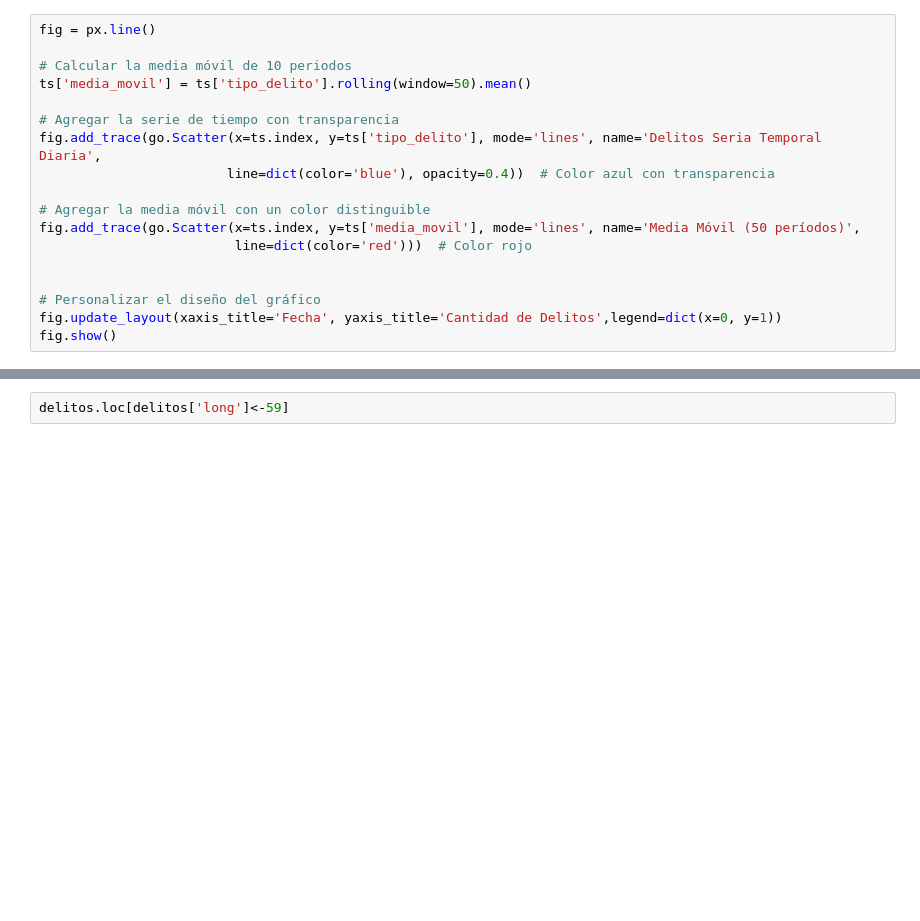
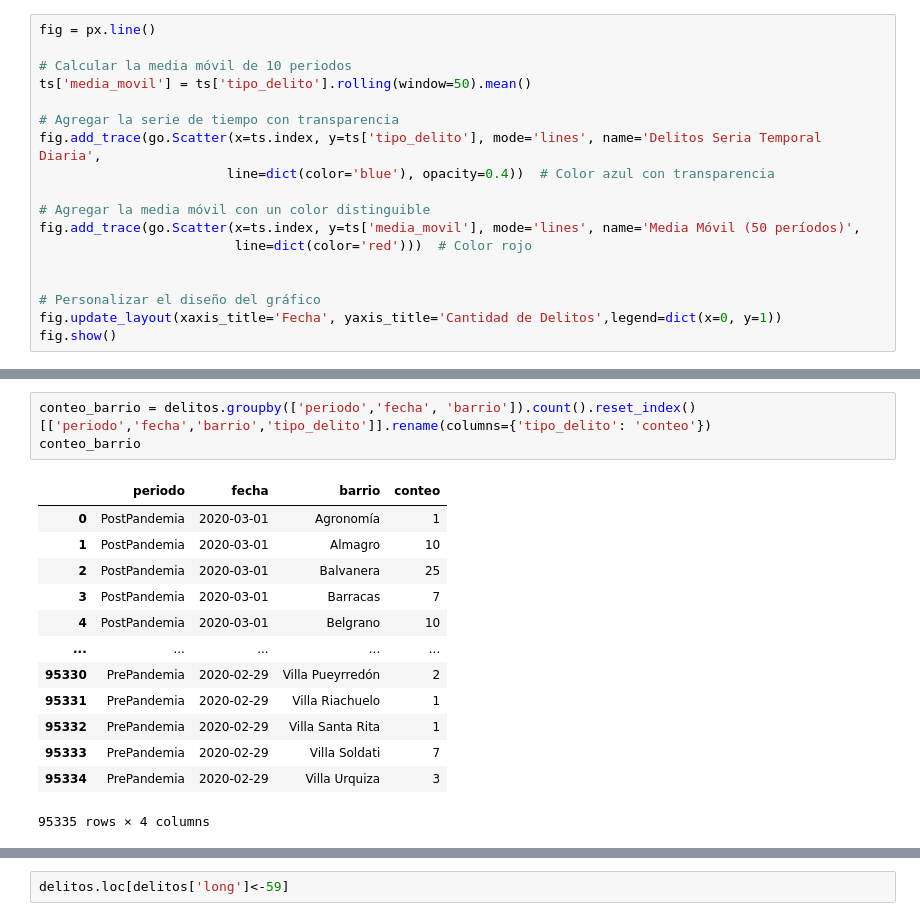
Before and after one commit to ctalamilla/analitica_delitos, a Jupyter notebook: delitos_etl.ipynb, the cells around one changed output, grey strips where cells are left out. Drawn from its saved outputs; the diff is of its cells as text; blank space fills up the shorter version.

```diff
--- a/delitos_etl.ipynb
+++ b/delitos_etl.ipynb
@@ -151,0 +297,17 @@ delitos.describe()
+# %%
+conteo_barrio = delitos.groupby(['periodo','fecha', 'barrio']).count().reset_index()[['periodo','fecha','barrio','tipo_delito']].rename(columns={'tipo_delito': 'conteo'})
+conteo_barrio
+# %% [output]
+|  | periodo | fecha | barrio | conteo |
+| 0 | PostPandemia | 2020-03-01 | Agronomía | 1 |
+| 1 | PostPandemia | 2020-03-01 | Almagro | 10 |
+| 2 | PostPandemia | 2020-03-01 | Balvanera | 25 |
+| 3 | PostPandemia | 2020-03-01 | Barracas | 7 |
+| 4 | PostPandemia | 2020-03-01 | Belgrano | 10 |
+| ... | ... | ... | ... | ... |
+| 95330 | PrePandemia | 2020-02-29 | Villa Pueyrredón | 2 |
+| 95331 | PrePandemia | 2020-02-29 | Villa Riachuelo | 1 |
+| 95332 | PrePandemia | 2020-02-29 | Villa Santa Rita | 1 |
+| 95333 | PrePandemia | 2020-02-29 | Villa Soldati | 7 |
+| 95334 | PrePandemia | 2020-02-29 | Villa Urquiza | 3 |
+95335 rows × 4 columns
```
Also changed, not shown: parts of 34 cells of this notebook, 7 other files.
